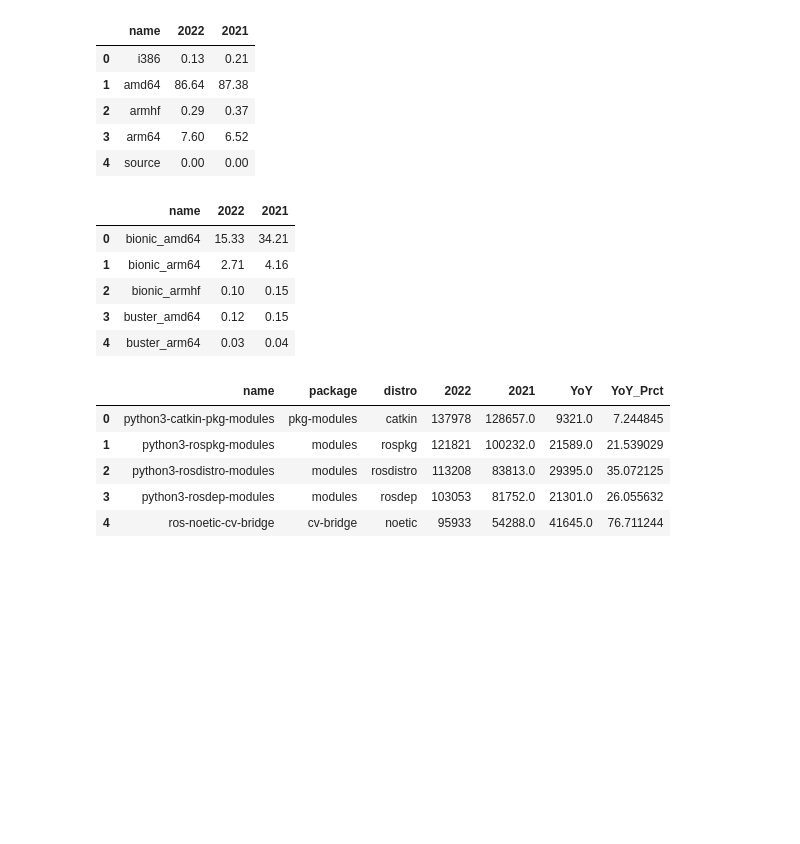
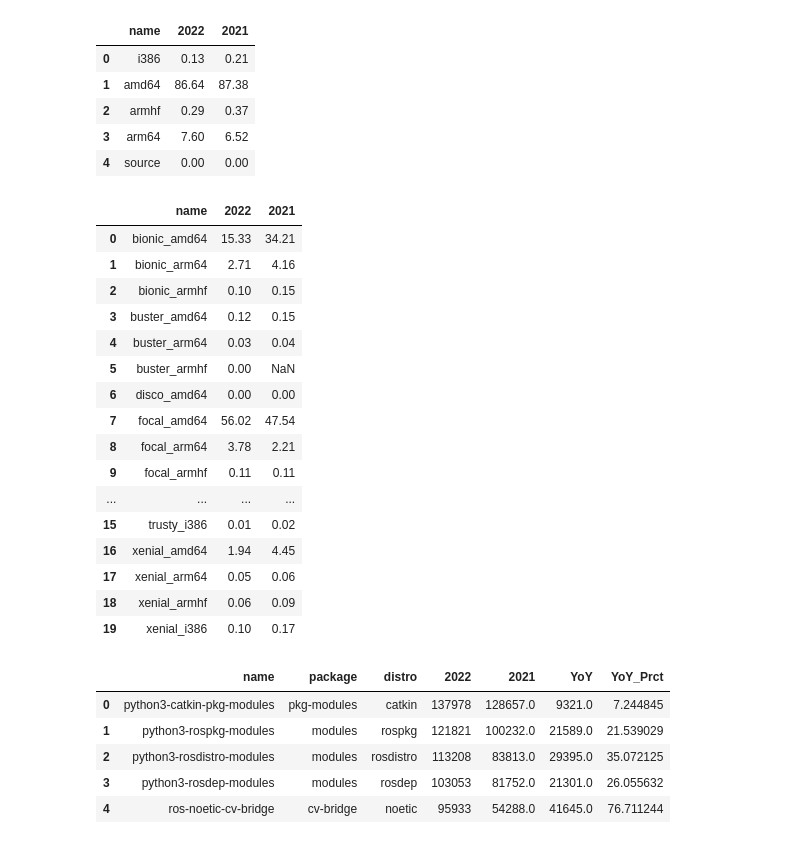
Before and after one commit to osrf/ros_metrics_analysis, a Jupyter notebook: notebooks/DownloadDumpTools-October2022.ipynb, the cells around one changed output. Drawn from its saved outputs; the diff is of its cells as text; code cells hidden in the pictures; blank space fills up the shorter version.

```diff
--- a/notebooks/DownloadDumpTools-October2022.ipynb
+++ b/notebooks/DownloadDumpTools-October2022.ipynb
@@ -152,15 +188,26 @@ arch_df.head()
 # %%
 joined_arch_x_os = join_stats([stats_2022["arch_x_os"],stats_2021["arch_x_os"]])
 arch_os_df = pd.DataFrame(data=joined_arch_x_os)
 arch_os_df.to_csv("arch_os.csv")
-arch_os_df.head()
+arch_os_df
 # %% [output]
 |  | name | 2022 | 2021 |
 | 0 | bionic_amd64 | 15.33 | 34.21 |
 | 1 | bionic_arm64 | 2.71 | 4.16 |
 | 2 | bionic_armhf | 0.10 | 0.15 |
 | 3 | buster_amd64 | 0.12 | 0.15 |
 | 4 | buster_arm64 | 0.03 | 0.04 |
+| 5 | buster_armhf | 0.00 | NaN |
+| 6 | disco_amd64 | 0.00 | 0.00 |
+| 7 | focal_amd64 | 56.02 | 47.54 |
+| 8 | focal_arm64 | 3.78 | 2.21 |
+| 9 | focal_armhf | 0.11 | 0.11 |
+| ... | ... | ... | ... |
+| 15 | trusty_i386 | 0.01 | 0.02 |
+| 16 | xenial_amd64 | 1.94 | 4.45 |
+| 17 | xenial_arm64 | 0.05 | 0.06 |
+| 18 | xenial_armhf | 0.06 | 0.09 |
+| 19 | xenial_i386 | 0.10 | 0.17 |
 # %%
 joined_package = join_stats([stats_2022["package"],stats_2021["package"]],idx="count")
 package_df = pd.DataFrame(data=joined_package)
```
Also changed, not shown: parts of 14 cells of this notebook.
